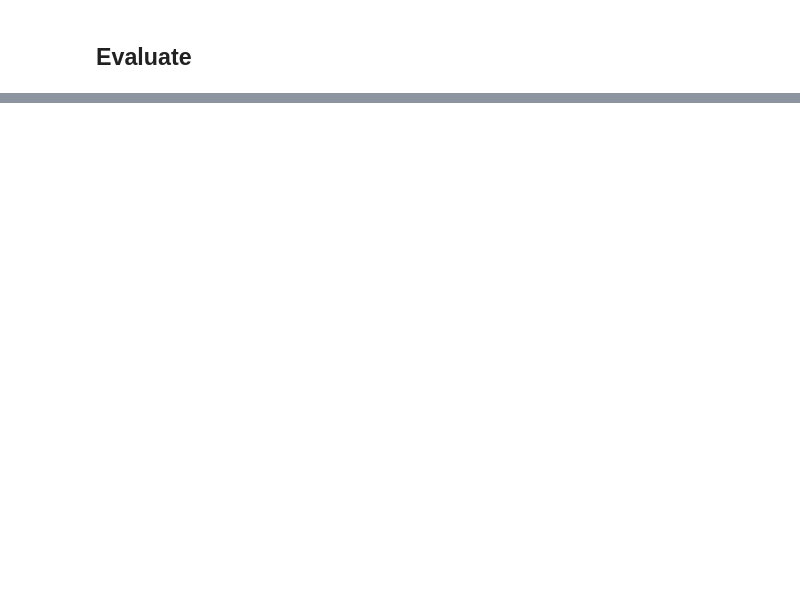
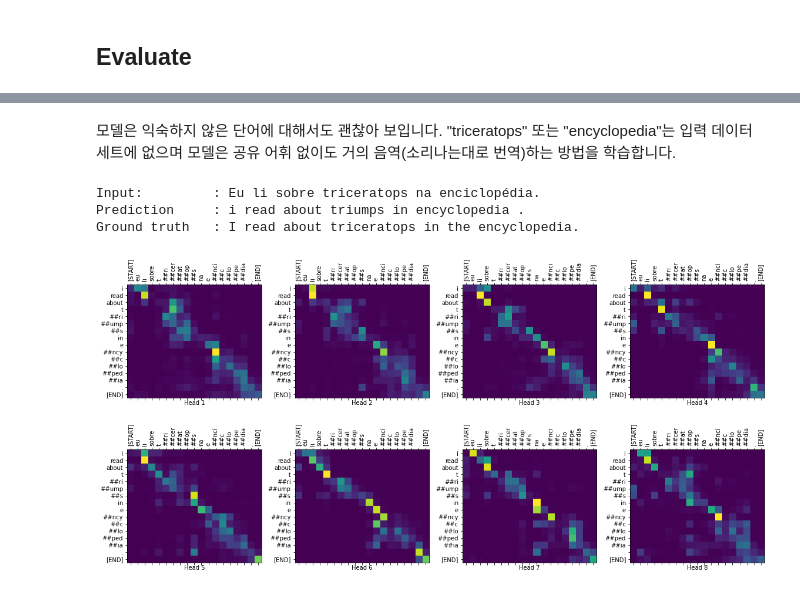
Before and after one commit to ironmanciti/NLP_lecture, a Jupyter notebook: 130_transformer.ipynb, the cells around one changed output, grey strips where cells are left out. Saved outputs shown, nothing was run; the diff lists cells and outputs as text; code cells hidden in the pictures; blank space fills up the shorter version.

```diff
--- a/130_transformer.ipynb
+++ b/130_transformer.ipynb
@@ -1152 +1158,6 @@ def translate(sentence, plot=''):
+# %%
+def print_translation(sentence, tokens, ground_truth):
+  print(f'{"Input:":15s}: {sentence}')
+  print(f'{"Prediction":15s}: {tokens.numpy().decode("utf-8")}')
+  print(f'{"Ground truth":15s}: {ground_truth}')
 # %%
@@ -1174,0 +1271,17 @@ Real translation: so i 'll just share with you some stories very quickly of some
+# %% [markdown]
+모델은 익숙하지 않은 단어에 대해서도 괜찮아 보입니다. "triceratops" 또는 "encyclopedia"는 입력 데이터 세트에 없으며 모델은 공유 어휘 없이도 거의 음역(소리나는대로 번역)하는 방법을 학습합니다.
+# %%
+sentence = "Eu li sobre triceratops na enciclopédia."
+ground_truth = "I read about triceratops in the encyclopedia."
+
+translated_text, translated_tokens, attention_weights = translator(
+    tf.constant(sentence))
+print_translation(sentence, translated_text, ground_truth)
+
+plot_attention_weights(sentence, translated_tokens,
+                       attention_weights['decoder_layer4_block2'][0])
+# %% [output]
+Input:         : Eu li sobre triceratops na enciclopédia.
+Prediction     : i read about triumps in encyclopedia .
+Ground truth   : I read about triceratops in the encyclopedia.
+[figure, added]
```
Also changed, not shown: parts of 97 cells of this notebook, 26 other files.
